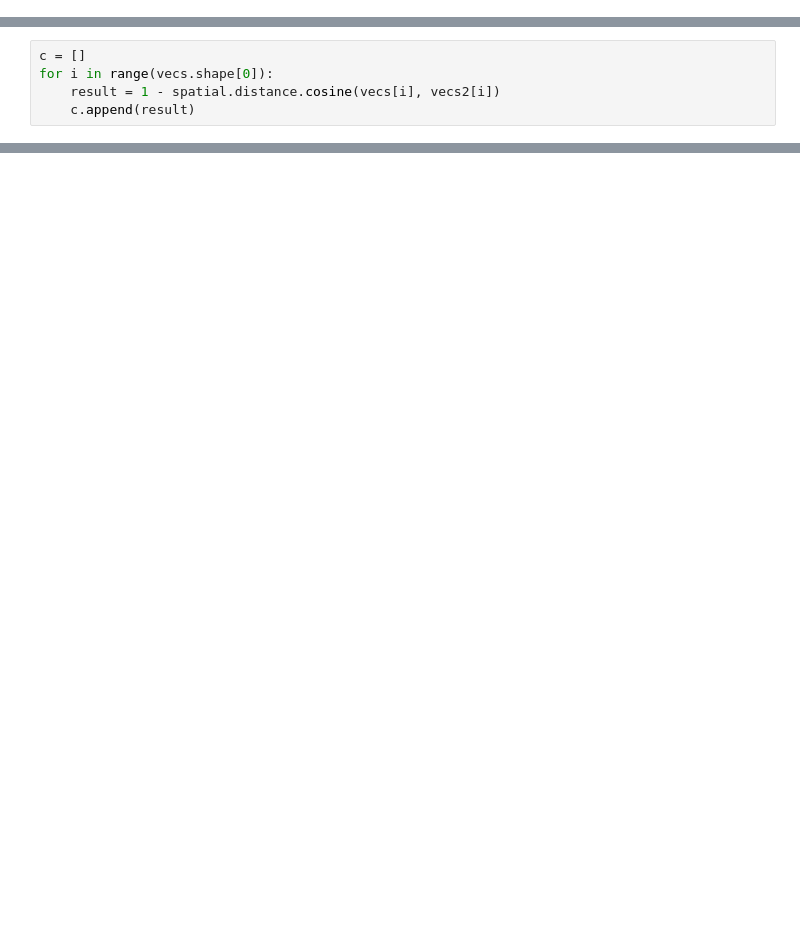
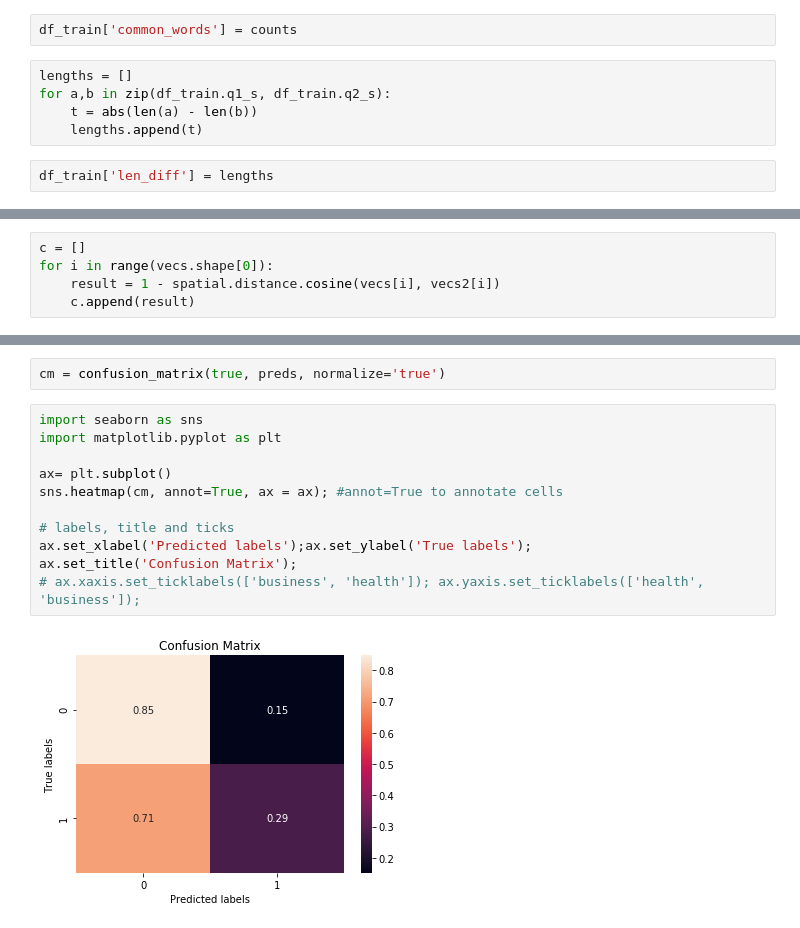
Before and after one commit to prerit2010/quora-question-similarity-prediction, a Jupyter notebook: model.ipynb, the cells around one changed output, grey strips where cells are left out. Saved outputs shown, nothing was run; the diff lists cells and outputs as text; blank space fills up the shorter version.

Commit message:
confusion matrix, and count features

```diff
--- a/model.ipynb
+++ b/model.ipynb
@@ -124,0 +153,9 @@ from gensim.models import Word2Vec
+# %%
+df_train['common_words'] = counts
+# %%
+lengths = []
+for a,b in zip(df_train.q1_s, df_train.q2_s):
+    t = abs(len(a) - len(b))
+    lengths.append(t)
+# %%
+df_train['len_diff'] = lengths
@@ -233,0 +237,15 @@ len([1 for i, j in zip(preds, true) if i == j])/len(preds)
+# %%
+cm = confusion_matrix(true, preds, normalize='true')
+# %%
+import seaborn as sns
+import matplotlib.pyplot as plt
+
+ax= plt.subplot()
+sns.heatmap(cm, annot=True, ax = ax); #annot=True to annotate cells
+
+# labels, title and ticks
+ax.set_xlabel('Predicted labels');ax.set_ylabel('True labels');
+ax.set_title('Confusion Matrix');
+# ax.xaxis.set_ticklabels(['business', 'health']); ax.yaxis.set_ticklabels(['health', 'business']);
+# %% [output]
+[figure, added]
```
Also changed, not shown: parts of 29 cells of this notebook.
